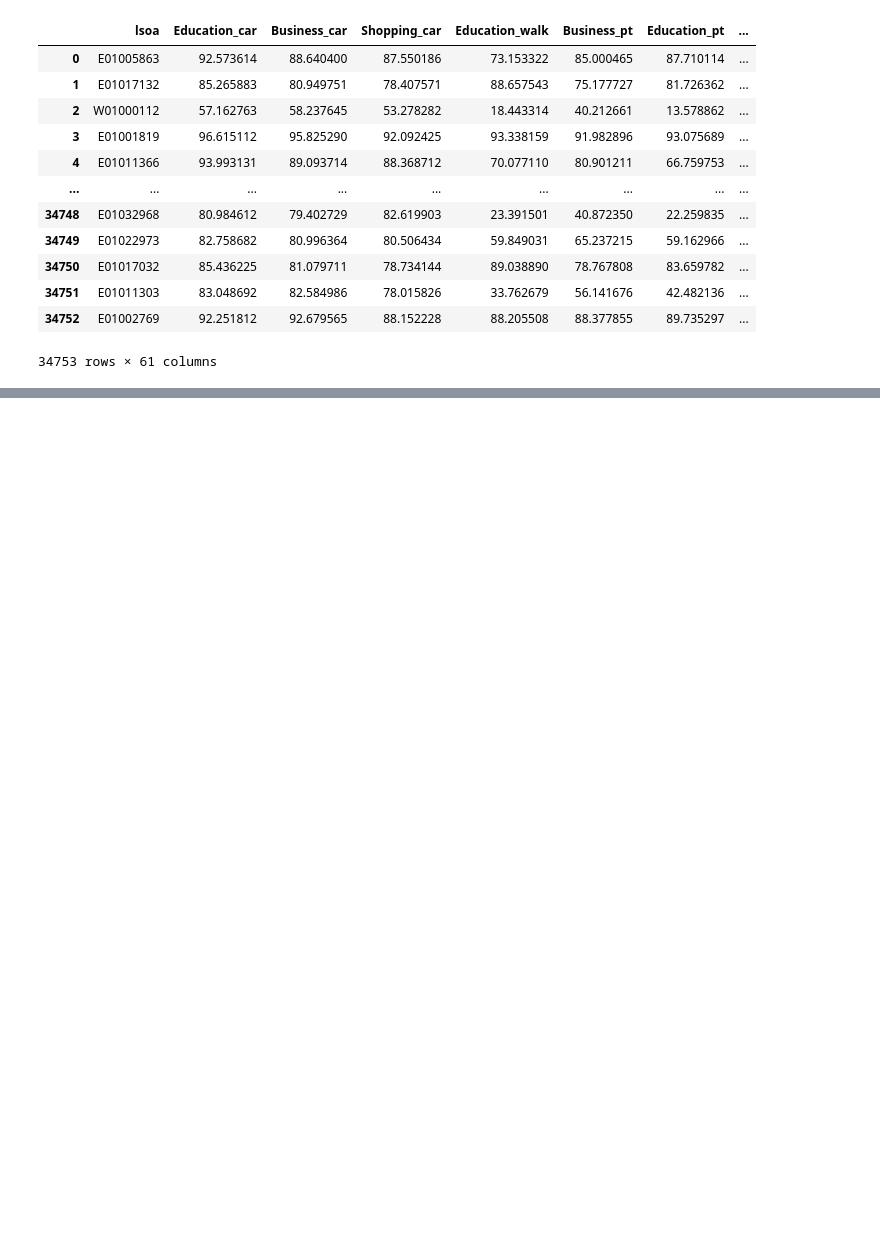
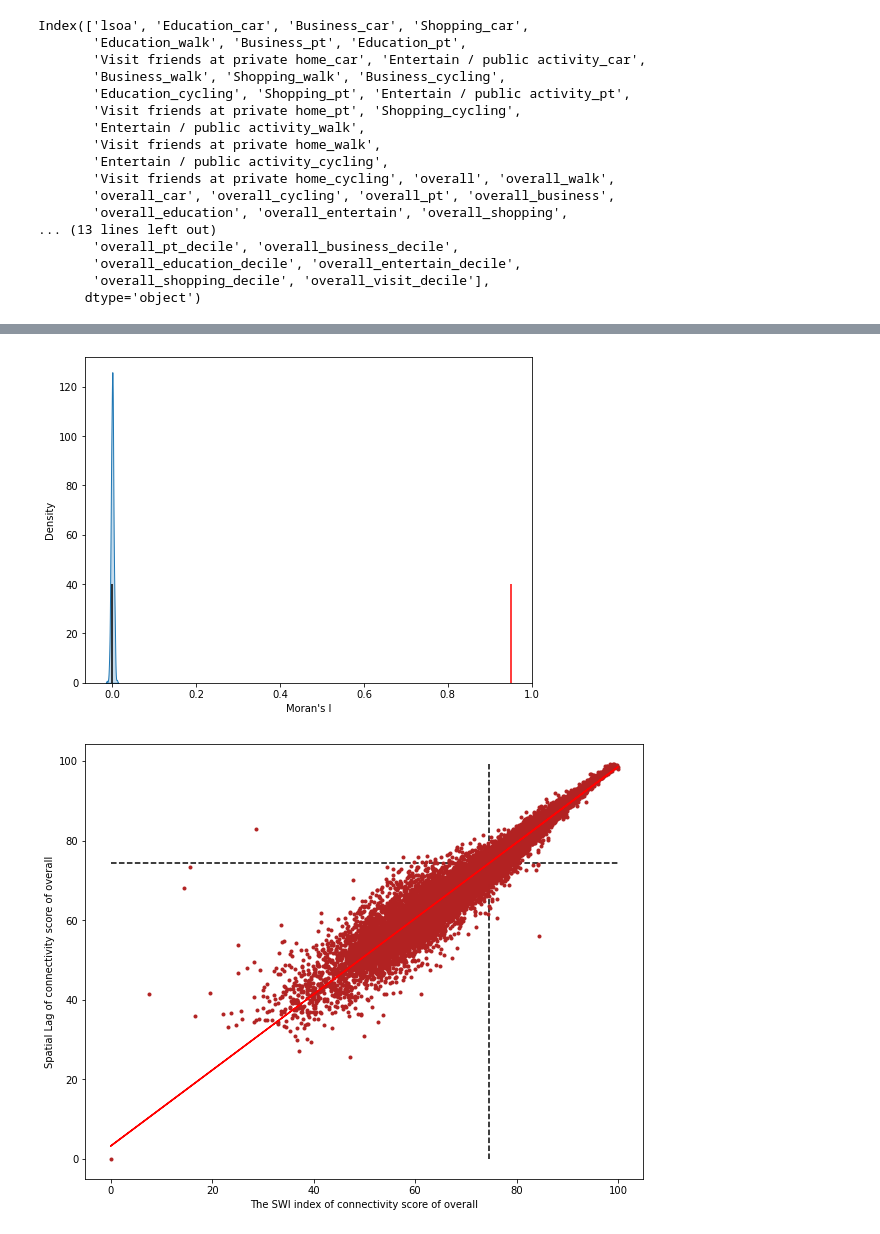
Before and after one commit to Qian-kj/spatial_analysis_of_transport_Turing, a Jupyter notebook: spatial_analysis.ipynb, the cells around one changed output, grey strips where cells are left out. Cells and saved outputs as stored; diff of their text form; code cells hidden in the pictures; blank space fills up the shorter version.

Commit message:
add spatial analysis

```diff
--- a/spatial_analysis.ipynb
+++ b/spatial_analysis.ipynb
@@ -20,5 +20,6 @@ warnings.simplefilter('ignore')
 # %%
 consco_path = 'connectivity_scores_EW.parquet'
 
-
+lsoa_gdf = gpd.read_file('../lsoa_eng_wales.shp')
 con_data = pd.read_parquet('../' + consco_path, engine='pyarrow')
+con_data = con_data.rename(columns={'lsoa':'lsoa11cd'})
@@ -25,16 +42,36 @@ con_data = pd.read_parquet('../' + consco_path, engine='pyarrow')
 # %%
-con_data
+con_data.columns
 # %% [output]
-|  | lsoa | Education_car | Business_car | Shopping_car | Education_walk | Business_pt | Education_pt | ... |
-| 0 | E01005863 | 92.573614 | 88.640400 | 87.550186 | 73.153322 | 85.000465 | 87.710114 | ... |
-| 1 | E01017132 | 85.265883 | 80.949751 | 78.407571 | 88.657543 | 75.177727 | 81.726362 | ... |
-| 2 | W01000112 | 57.162763 | 58.237645 | 53.278282 | 18.443314 | 40.212661 | 13.578862 | ... |
-| 3 | E01001819 | 96.615112 | 95.825290 | 92.092425 | 93.338159 | 91.982896 | 93.075689 | ... |
-| 4 | E01011366 | 93.993131 | 89.093714 | 88.368712 | 70.077110 | 80.901211 | 66.759753 | ... |
-| ... | ... | ... | ... | ... | ... | ... | ... | ... |
-| 34748 | E01032968 | 80.984612 | 79.402729 | 82.619903 | 23.391501 | 40.872350 | 22.259835 | ... |
-| 34749 | E01022973 | 82.758682 | 80.996364 | 80.506434 | 59.849031 | 65.237215 | 59.162966 | ... |
-| 34750 | E01017032 | 85.436225 | 81.079711 | 78.734144 | 89.038890 | 78.767808 | 83.659782 | ... |
-| 34751 | E01011303 | 83.048692 | 82.584986 | 78.015826 | 33.762679 | 56.141676 | 42.482136 | ... |
-| 34752 | E01002769 | 92.251812 | 92.679565 | 88.152228 | 88.205508 | 88.377855 | 89.735297 | ... |
-34753 rows × 61 columns
+Index(['lsoa', 'Education_car', 'Business_car', 'Shopping_car',
+       'Education_walk', 'Business_pt', 'Education_pt',
+       'Visit friends at private home_car', 'Entertain / public activity_car',
+       'Business_walk', 'Shopping_walk', 'Business_cycling',
+       'Education_cycling', 'Shopping_pt', 'Entertain / public activity_pt',
+       'Visit friends at private home_pt', 'Shopping_cycling',
+       'Entertain / public activity_walk',
+       'Visit friends at private home_walk',
+       'Entertain / public activity_cycling',
+       'Visit friends at private home_cycling', 'overall', 'overall_walk',
+       'overall_car', 'overall_cycling', 'overall_pt', 'overall_business',
+       'overall_education', 'overall_entertain', 'overall_shopping',
+... (13 lines left out)
+       'overall_pt_decile', 'overall_business_decile',
+       'overall_education_decile', 'overall_entertain_decile',
+       'overall_shopping_decile', 'overall_visit_decile'],
+      dtype='object')
+# %%
+# define the spatial weight
+def SpatialWeight(gdf,indicator=''):
+    from libpysal.weights import Queen
+
+    # Create the spatial weights matrix by Queen
+    w_queen = Queen.from_dataframe(gdf)
+    if w_queen.pct_nonzero == 0:
+        print ('Error: %.4f'%w_queen.pct_nonzero)
+    else:
+        gdf.to_file(driver='ESRI Shapefile', filename='../lsoa_consco.shp')
+        W_queen = ps.lib.weights.Queen.from_shapefile('../lsoa_consco.shp')
+        W_queen.transform = 'r' # row-standardize the contiguity weights
+        Spatial_Lag = ps.lib.weights.lag_spatial(W_queen, gdf[indicator]) #spatial lag of the HPI
+
+        return w_queen, Spatial_Lag
@@ -40,0 +138,14 @@ con_data
+# %%
+# calculate SWI index of accidents in each LSOA
+# accidents_lsoa = con_data.groupby('lsoa')['SWI'].count()
+joint_gdf_con = lsoa_gdf.merge(con_data,on='lsoa11cd', how='outer')
+joint_gdf_con = gpd.GeoDataFrame(joint_gdf_con, geometry=joint_gdf_con['geometry'])
+# %%
+# plot reference distribution
+mode_ls = ['overall', 'overall_walk', 'overall_car', 'overall_cycling']
+
+for i in range(len(mode_ls)):
+    MoransI(joint_gdf_con, graph='reference', indicator=mode_ls[i])
+    # plot scatter
+    MoransI(joint_gdf_con, graph='scatter', indicator=mode_ls[i])
+# %% [output]
@@ -40,0 +168,2 @@ con_data
+[figure, added]
+[figure, added]
```
Also changed, not shown: parts of 5 cells of this notebook.
